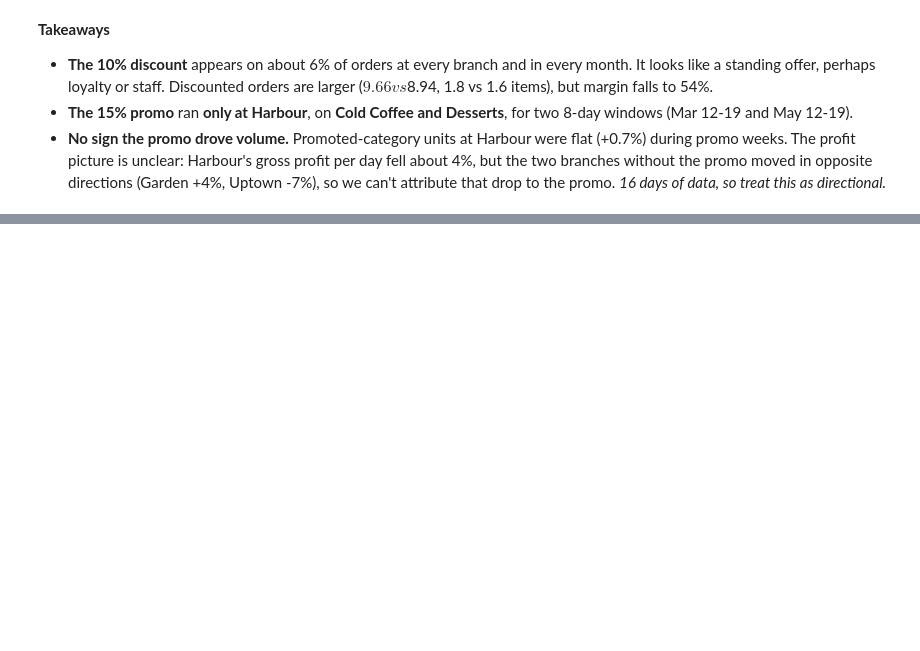
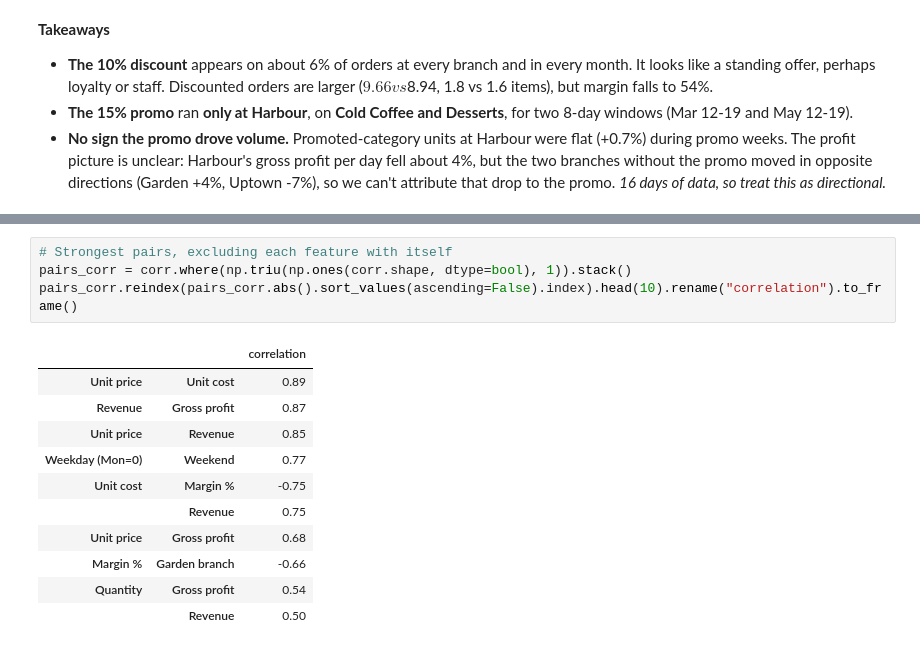
Before and after one commit to marwamansour256-lab/EECE490-Hackathon, a Jupyter notebook: notebooks/01_eda.ipynb, the cells around one changed output, grey strips where cells are left out. Cells and saved outputs as stored; diff of their text form; blank space fills up the shorter version.

```diff
--- a/notebooks/01_eda.ipynb
+++ b/notebooks/01_eda.ipynb
@@ -551,0 +633,16 @@ pd.DataFrame({
+# %%
+# Strongest pairs, excluding each feature with itself
+pairs_corr = corr.where(np.triu(np.ones(corr.shape, dtype=bool), 1)).stack()
+pairs_corr.reindex(pairs_corr.abs().sort_values(ascending=False).index).head(10).rename("correlation").to_frame()
+# %% [output]
+|  |  | correlation |
+| Unit price | Unit cost | 0.89 |
+| Revenue | Gross profit | 0.87 |
+| Unit price | Revenue | 0.85 |
+| Weekday (Mon=0) | Weekend | 0.77 |
+| Unit cost | Margin % | -0.75 |
+|  | Revenue | 0.75 |
+| Unit price | Gross profit | 0.68 |
+| Margin % | Garden branch | -0.66 |
+| Quantity | Gross profit | 0.54 |
+|  | Revenue | 0.50 |
```
Also changed, not shown: parts of 5 cells of this notebook, 4 other files.
